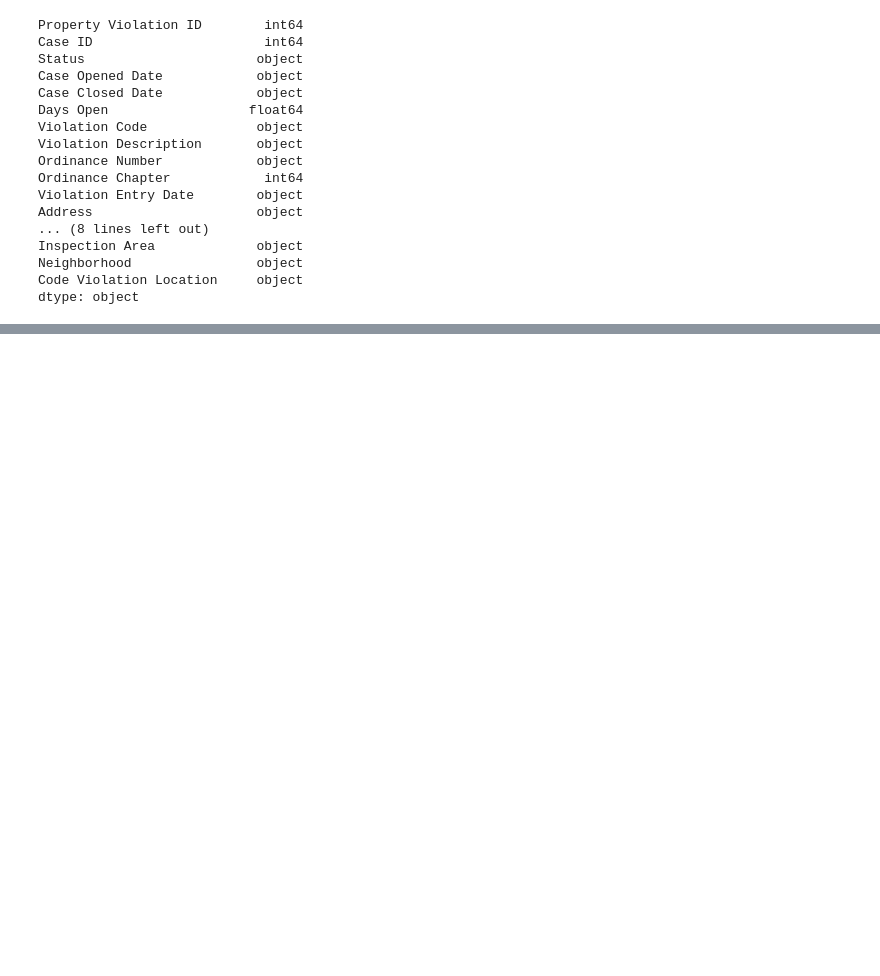
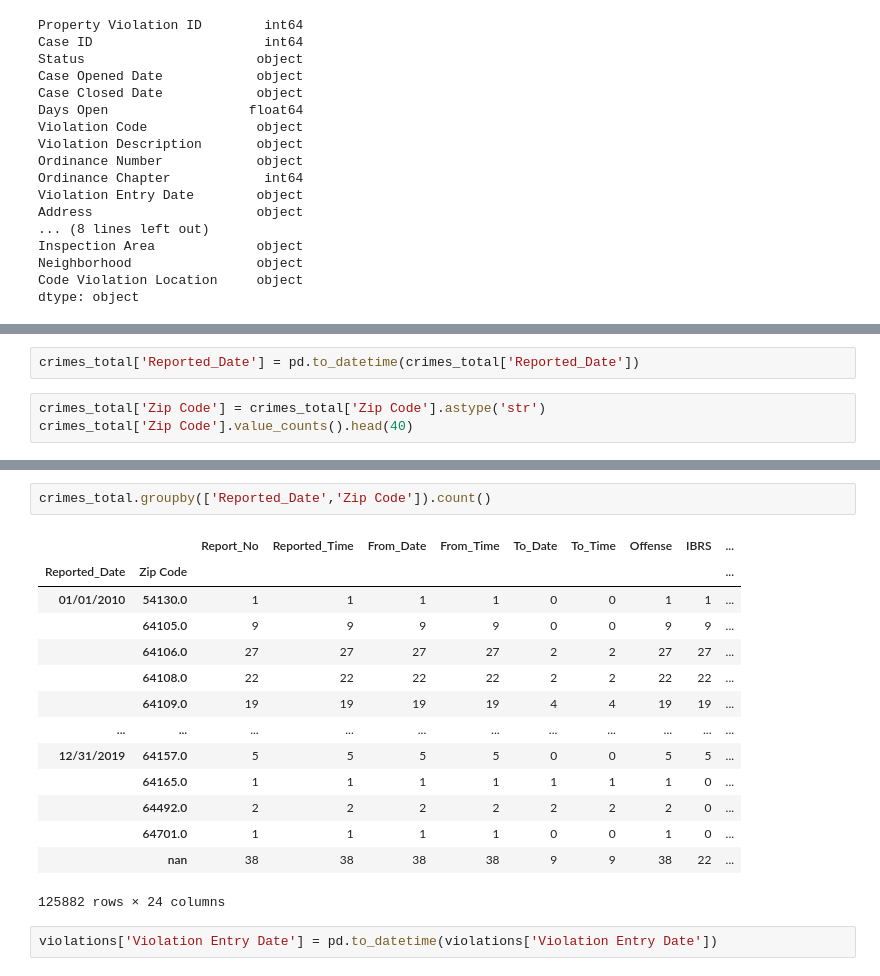
Before and after one commit to sjhaluck/KCMO-Property-and-Crime, a Jupyter notebook: KC_property_crime.ipynb, the cells around one changed output, grey strips where cells are left out. Saved outputs shown, nothing was run; the diff lists cells and outputs as text; blank space fills up the shorter version.

```diff
--- a/KC_property_crime.ipynb
+++ b/KC_property_crime.ipynb
@@ -199,0 +207,5 @@ dtype: object
+# %%
+crimes_total['Reported_Date'] = pd.to_datetime(crimes_total['Reported_Date'])
+# %%
+crimes_total['Zip Code'] = crimes_total['Zip Code'].astype('str')
+crimes_total['Zip Code'].value_counts().head(40)
@@ -199,0 +230,19 @@ dtype: object
+# %%
+crimes_total.groupby(['Reported_Date','Zip Code']).count()
+# %% [output]
+|  |  | Report_No | Reported_Time | From_Date | From_Time | To_Date | To_Time | Offense | IBRS | ... |
+| Reported_Date | Zip Code |  |  |  |  |  |  |  |  | ... |
+| 01/01/2010 | 54130.0 | 1 | 1 | 1 | 1 | 0 | 0 | 1 | 1 | ... |
+|  | 64105.0 | 9 | 9 | 9 | 9 | 0 | 0 | 9 | 9 | ... |
+|  | 64106.0 | 27 | 27 | 27 | 27 | 2 | 2 | 27 | 27 | ... |
+|  | 64108.0 | 22 | 22 | 22 | 22 | 2 | 2 | 22 | 22 | ... |
+|  | 64109.0 | 19 | 19 | 19 | 19 | 4 | 4 | 19 | 19 | ... |
+| ... | ... | ... | ... | ... | ... | ... | ... | ... | ... | ... |
+| 12/31/2019 | 64157.0 | 5 | 5 | 5 | 5 | 0 | 0 | 5 | 5 | ... |
+|  | 64165.0 | 1 | 1 | 1 | 1 | 1 | 1 | 1 | 0 | ... |
+|  | 64492.0 | 2 | 2 | 2 | 2 | 2 | 2 | 2 | 0 | ... |
+|  | 64701.0 | 1 | 1 | 1 | 1 | 0 | 0 | 1 | 0 | ... |
+|  | nan | 38 | 38 | 38 | 38 | 9 | 9 | 38 | 22 | ... |
+125882 rows × 24 columns
+# %%
+violations['Violation Entry Date'] = pd.to_datetime(violations['Violation Entry Date'])
```
Also changed, not shown: parts of 5 cells of this notebook, 8 other files.
